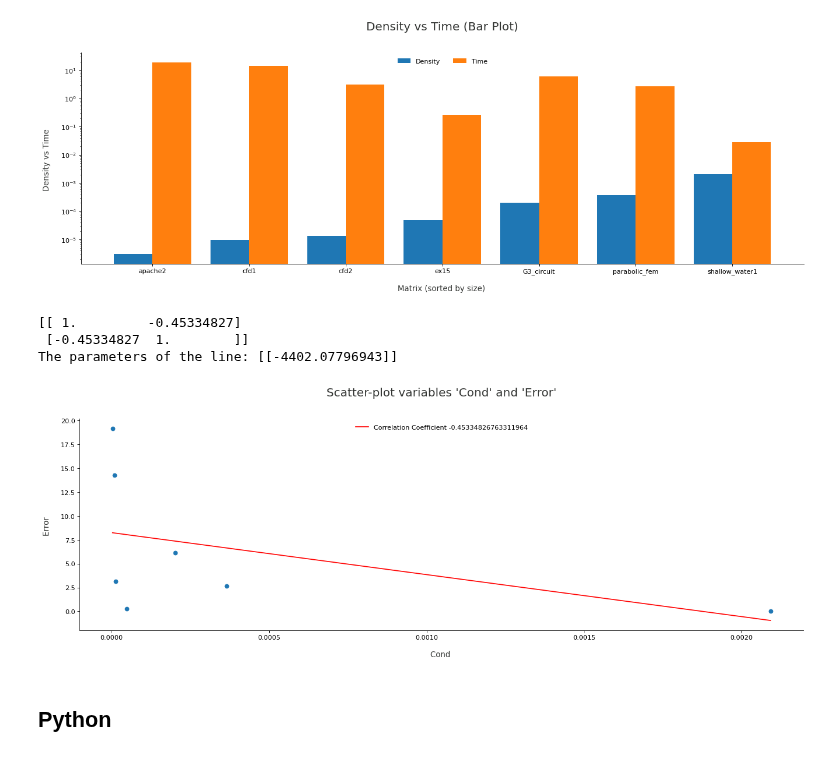
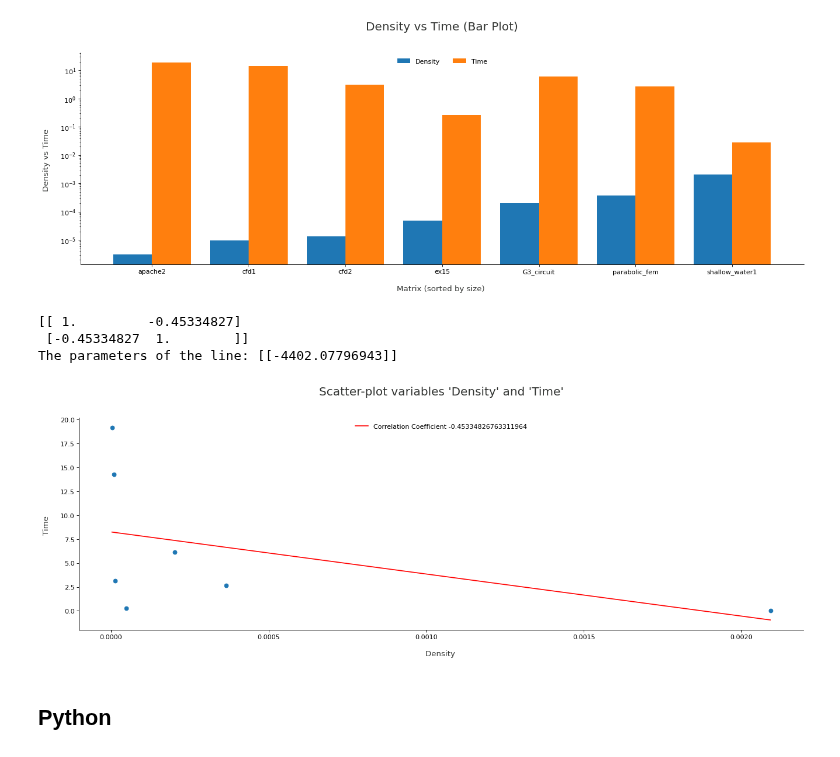
Before and after one commit to simonebenitozzi/cholesky-analysis, a Jupyter notebook: Analysis/model/additional_analysis.ipynb, the cells around one changed output. Drawn from its saved outputs; the diff is of its cells as text; code cells hidden in the pictures.

```diff
--- a/Analysis/model/additional_analysis.ipynb
+++ b/Analysis/model/additional_analysis.ipynb
@@ -180,12 +178,13 @@ bar_plot(matrix_names, density_list, time_list_mat, "Matrix (sorted by size)", "
 # %% [output]
 [figure]
-# %%
-correlation(density_list, time_list_mat, "Cond", "Error")
-# %% [output]
-[[ 1.         -0.45334827]
- [-0.45334827  1.        ]]
-The parameters of the line: [[-4402.07796943]]
-[figure, removed]
+# %%
+path = get_figures_path(folder_name, "density_time_coefficient_matlab.png")
+correlation(density_list, time_list_mat, "Density", "Time", path)
+# %% [output]
+[[ 1.         -0.45334827]
+ [-0.45334827  1.        ]]
+The parameters of the line: [[-4402.07796943]]
+[figure, added]
 # %% [markdown]
 ## Python
 # %%
```
Also changed, not shown: parts of 17 cells of this notebook, 12 other files.
